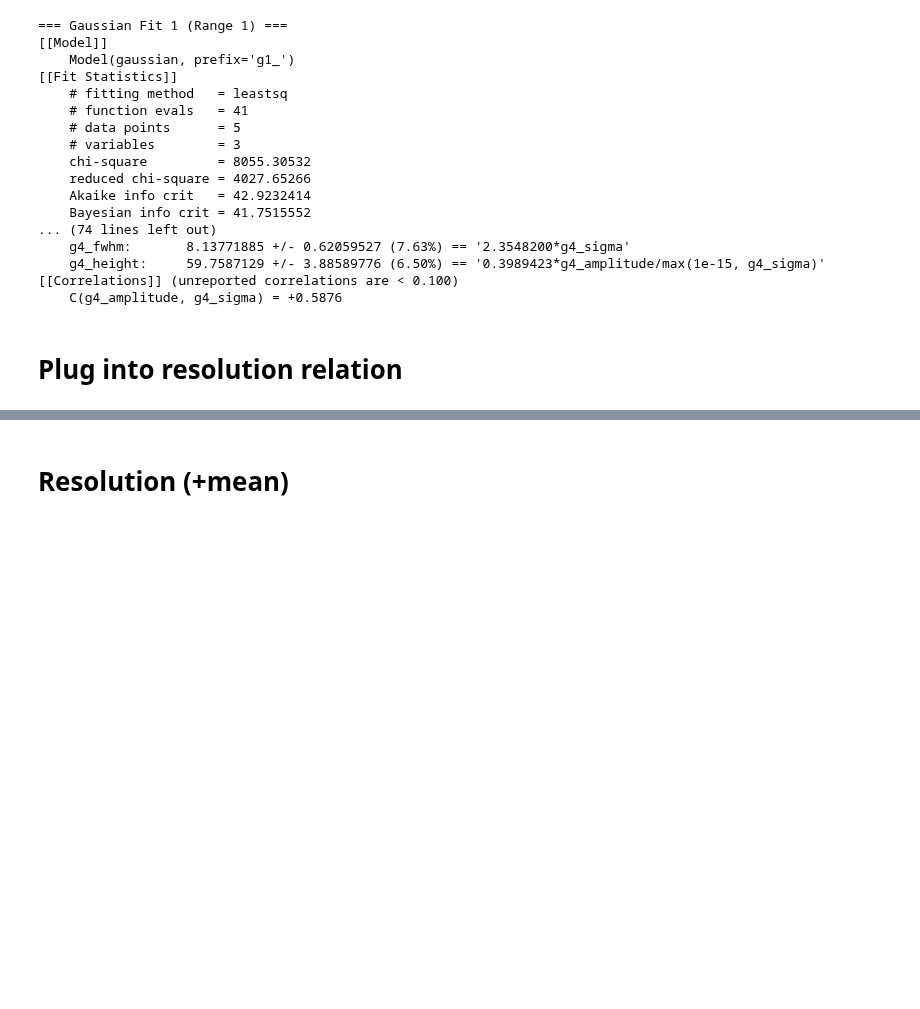
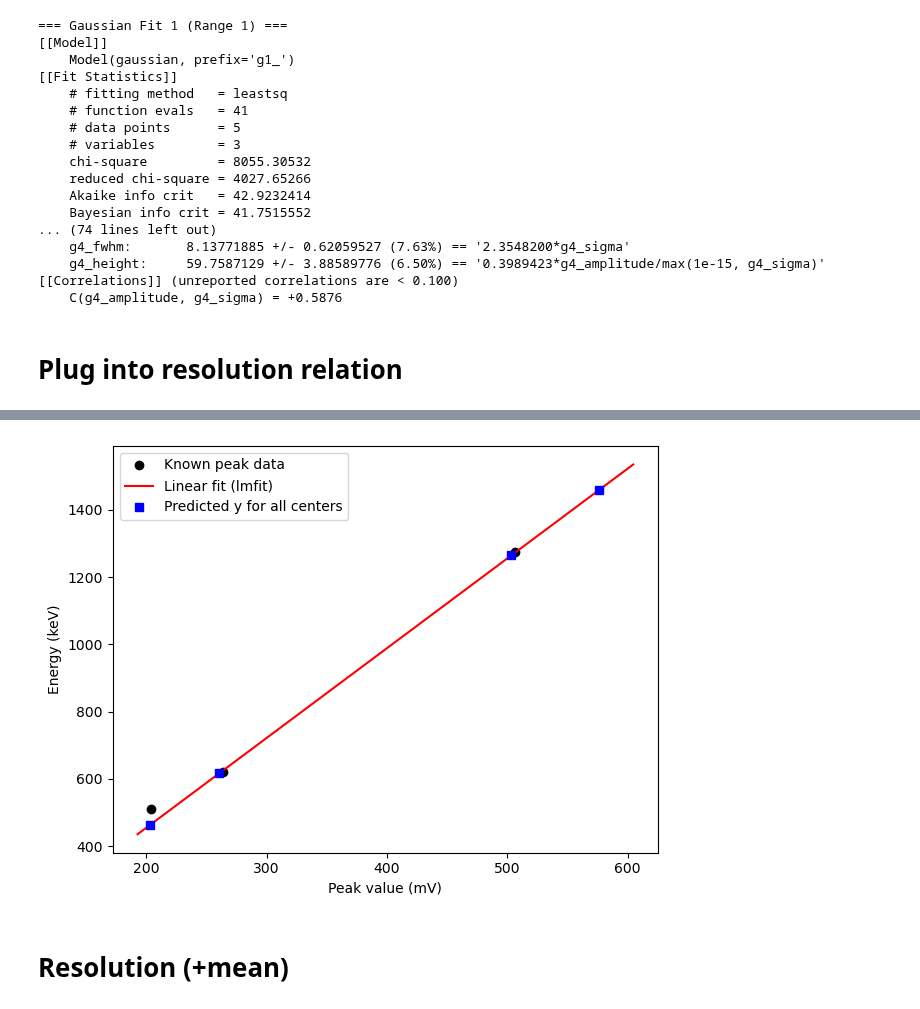
Before and after one commit to SannevWestrenen/NSP2-Particle-Physics---Charley-Sanne, a Jupyter notebook: calibration/Particle Physics - Charley & Sanne.ipynb, the cells around one changed output, grey strips where cells are left out. Cells and saved outputs as stored; diff of their text form; code cells hidden in the pictures; blank space fills up the shorter version.

Commit message:
Data Analysis

```diff
--- a/calibration/Particle Physics - Charley & Sanne.ipynb
+++ b/calibration/Particle Physics - Charley & Sanne.ipynb
@@ -595,3 +597,27 @@ Predicted y-values for each center:
+# %%
+# --- Predicted y-values for all Gaussian centers ---
+xaxis = [center1, center2, center3, center4]
+predicted_y = [slope * x + intercept for x in xaxis]
+
+# --- Generate extended fit line ---
+x_min = min(min(centers), min(xaxis)) * 0.95
+x_max = max(max(centers), max(xaxis)) * 1.05
+x_fit = np.linspace(x_min, x_max, 500)
+y_fit = slope * x_fit + intercept
+
+# --- Plot ---
+plt.figure()
+plt.plot(centers, peak_values, 'ko', label='Known peak data')                # known peaks
+plt.plot(x_fit, y_fit, 'r-', label='Linear fit (lmfit)')                     # extended fit line
+plt.plot(xaxis, predicted_y, 'bs', label='Predicted y for all centers')      # predicted points
+plt.xlabel("Peak value (mV)")
+plt.ylabel("Energy (keV)")
+plt.legend()
+plt.tight_layout()
+plt.savefig("Calibration_graph.png")
+plt.show()
+# %% [output]
+[figure, added]
 # %% [markdown]
 # Resolution (+mean)
 # %%
```
Also changed, not shown: parts of 4 cells of this notebook, 2 other files.
